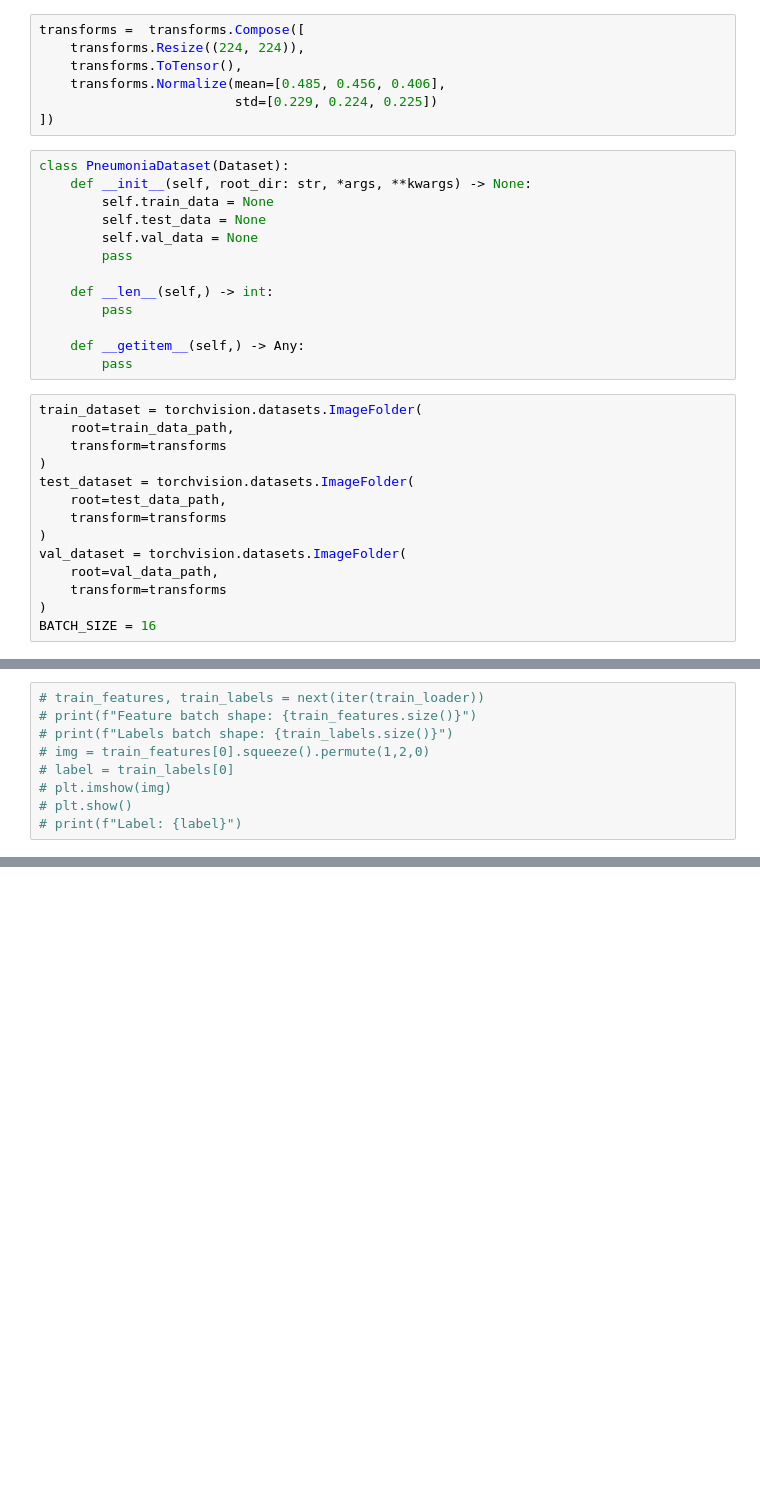
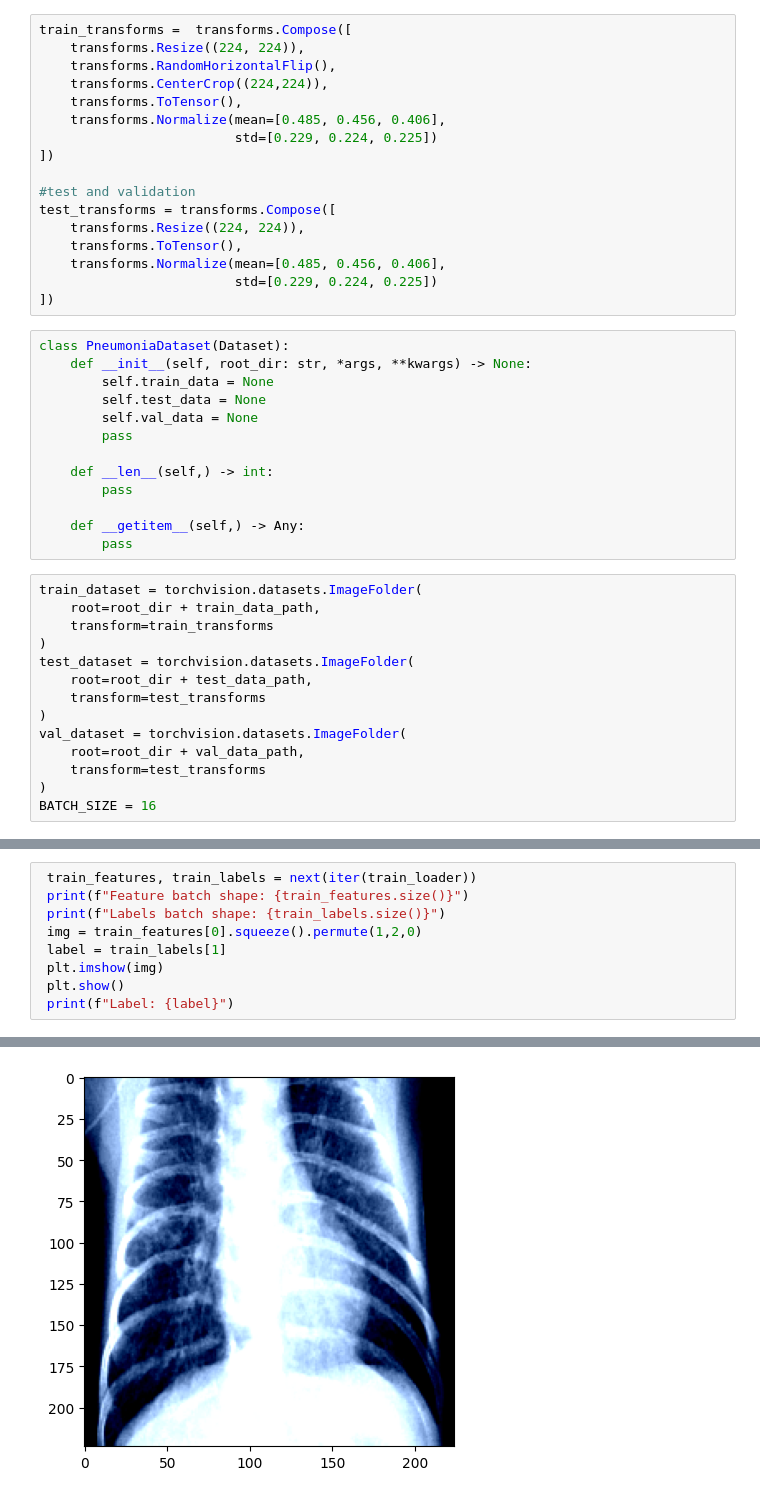
Before and after one commit to curaposterior/cxd_pneu_classifier, a Jupyter notebook: notebook.ipynb, the cells around one changed output, grey strips where cells are left out. Drawn from its saved outputs; the diff is of its cells as text; blank space fills up the shorter version.

```diff
--- a/notebook.ipynb
+++ b/notebook.ipynb
@@ -24,5 +63,15 @@ val_data_path = root_dir + 'val/'
 # %%
-transforms =  transforms.Compose([
+train_transforms =  transforms.Compose([
+    transforms.Resize((224, 224)),
+    transforms.RandomHorizontalFlip(),
+    transforms.CenterCrop((224,224)),
+    transforms.ToTensor(),
+    transforms.Normalize(mean=[0.485, 0.456, 0.406],
+                         std=[0.229, 0.224, 0.225])
+])
+
+#test and validation
+test_transforms = transforms.Compose([
     transforms.Resize((224, 224)),
     transforms.ToTensor(),
     transforms.Normalize(mean=[0.485, 0.456, 0.406],
@@ -43,16 +92,16 @@ class PneumoniaDataset(Dataset):
         pass
 # %%
 train_dataset = torchvision.datasets.ImageFolder(
-    root=train_data_path,
-    transform=transforms
+    root=root_dir + train_data_path,
+    transform=train_transforms
 )
 test_dataset = torchvision.datasets.ImageFolder(
-    root=test_data_path,
-    transform=transforms
+    root=root_dir + test_data_path,
+    transform=test_transforms
 )
 val_dataset = torchvision.datasets.ImageFolder(
-    root=val_data_path,
-    transform=transforms
+    root=root_dir + val_data_path,
+    transform=test_transforms
 )
 BATCH_SIZE = 16
 # %%
@@ -65,9 +122,10 @@ print(len(train_loader.dataset))
 # %%
-# train_features, train_labels = next(iter(train_loader))
-# print(f"Feature batch shape: {train_features.size()}")
-# print(f"Labels batch shape: {train_labels.size()}")
-# img = train_features[0].squeeze().permute(1,2,0)
-# label = train_labels[0]
-# plt.imshow(img)
-# plt.show()
-# print(f"Label: {label}")
+ train_features, train_labels = next(iter(train_loader))
+ print(f"Feature batch shape: {train_features.size()}")
+ print(f"Labels batch shape: {train_labels.size()}")
+ img = train_features[0].squeeze().permute(1,2,0)
+ label = train_labels[1]
+ plt.imshow(img)
+ plt.show()
+ print(f"Label: {label}")
+# %% [output]
@@ -73,0 +135 @@ print(len(train_loader.dataset))
+[figure, added]
```
Also changed, not shown: parts of 12 cells of this notebook.
